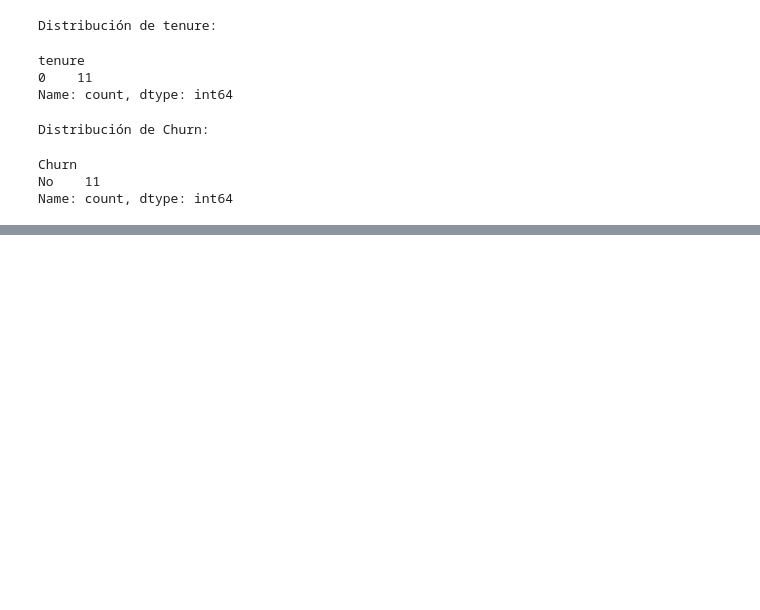
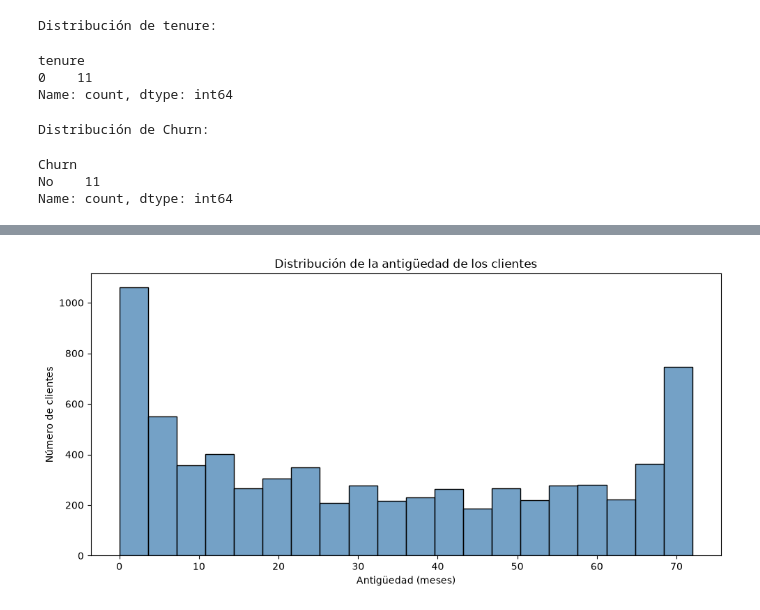
Before and after one commit to JuanMAleman/Practicas-IA, a Jupyter notebook: Practica2/notebooks/Practica_2_EDA.ipynb, the cells around one changed output, grey strips where cells are left out. Cells and saved outputs as stored; diff of their text form; code cells hidden in the pictures; blank space fills up the shorter version.

```diff
--- a/Practica2/notebooks/Practica_2_EDA.ipynb
+++ b/Practica2/notebooks/Practica_2_EDA.ipynb
@@ -325,0 +735,29 @@ Name: count, dtype: int64
+# %%
+import matplotlib.pyplot as plt
+import seaborn as sns
+
+# Crear un histograma de la antigüedad de los clientes
+plt.figure(figsize=(10, 5))
+
+sns.histplot(
+    data=df,
+    x="tenure",
+    bins=20,
+    color="steelblue",
+    edgecolor="black"
+)
+
+plt.title("Distribución de la antigüedad de los clientes")
+plt.xlabel("Antigüedad (meses)")
+plt.ylabel("Número de clientes")
+
+plt.savefig(
+    "../imagenes/histograma_tenure.png",
+    dpi=300,
+    bbox_inches="tight"
+)
+
+plt.tight_layout()
+plt.show()
+# %% [output]
+[figure, added]
```
Also changed, not shown: parts of 152 cells of this notebook, 23 other files.
